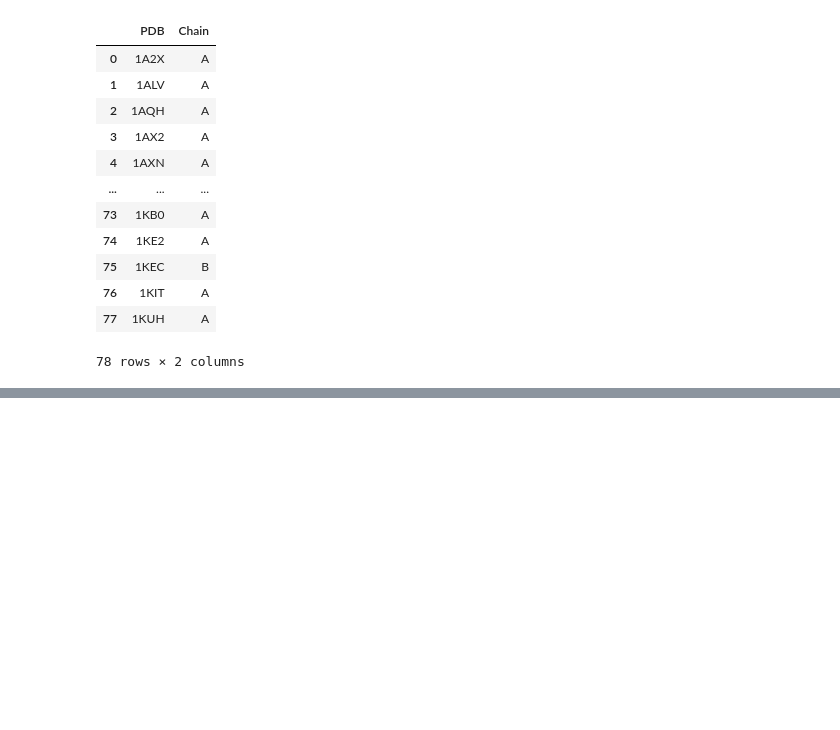
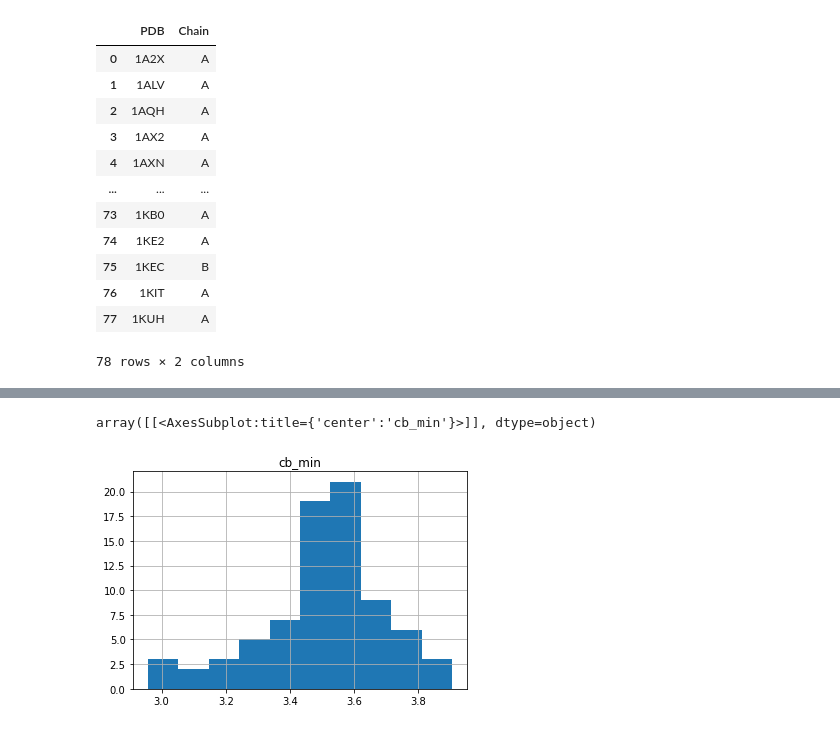
Before and after one commit to tonyreina/zincbind2, a Jupyter notebook: Calcium_binding.ipynb, the cells around one changed output, grey strips where cells are left out. Drawn from its saved outputs; the diff is of its cells as text; code cells hidden in the pictures; blank space fills up the shorter version.

```diff
--- a/Calcium_binding.ipynb
+++ b/Calcium_binding.ipynb
@@ -1214,0 +1261,5 @@ df
+# %%
+ca_df.hist(["cb_min"])
+# %% [output]
+array([[<AxesSubplot:title={'center':'cb_min'}>]], dtype=object)
+[figure, added]
```
Also changed, not shown: parts of 19 cells of this notebook.
